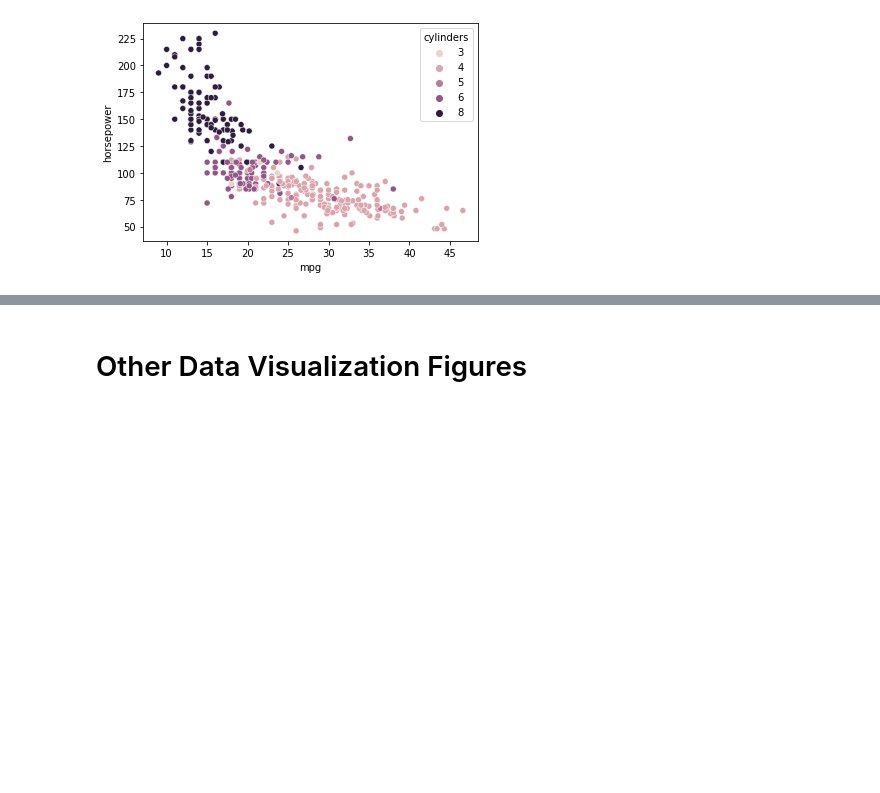
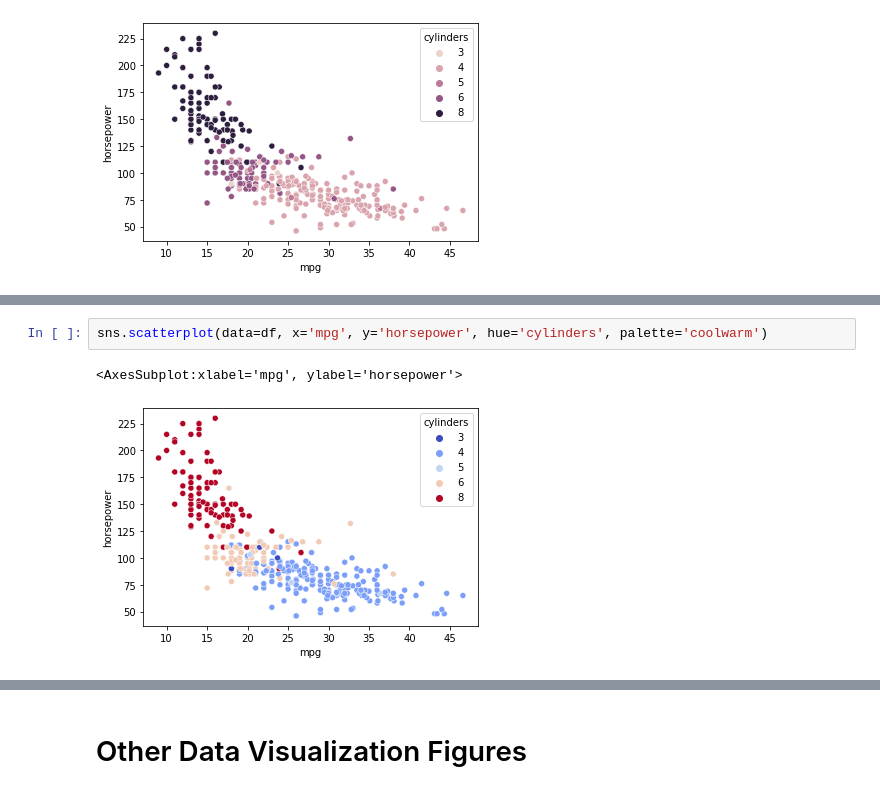
Before and after one commit to frands97/machine-learning-program, a Jupyter notebook: I Python Basics with Pandas/#02. Data Manipulation & Visualization to Enhance the Discipline/02practice.ipynb, the cells around one changed output, grey strips where cells are left out. Cells and saved outputs as stored; diff of their text form; blank space fills up the shorter version.

```diff
--- a/I Python Basics with Pandas/#02. Data Manipulation & Visualization to Enhance the Discipline/02practice.ipynb
+++ b/I Python Basics with Pandas/#02. Data Manipulation & Visualization to Enhance the Discipline/02practice.ipynb
@@ -71,0 +85,5 @@ sns.scatterplot(data=df, x='mpg', y='horsepower', hue='cylinders')
+# %%
+sns.scatterplot(data=df, x='mpg', y='horsepower', hue='cylinders', palette='coolwarm')
+# %% [output]
+<AxesSubplot:xlabel='mpg', ylabel='horsepower'>
+[figure, added]
```
Also changed, not shown: parts of 3 cells of this notebook, 3 other files.
